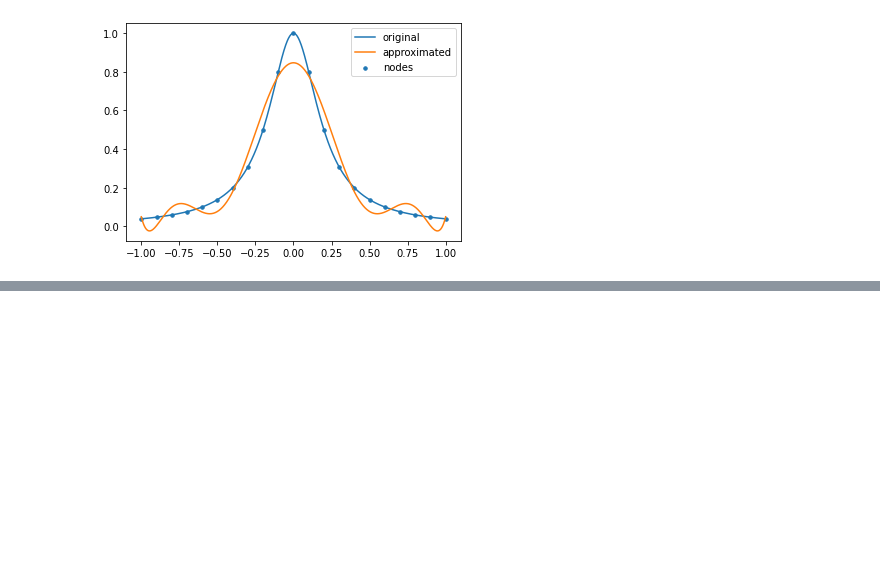
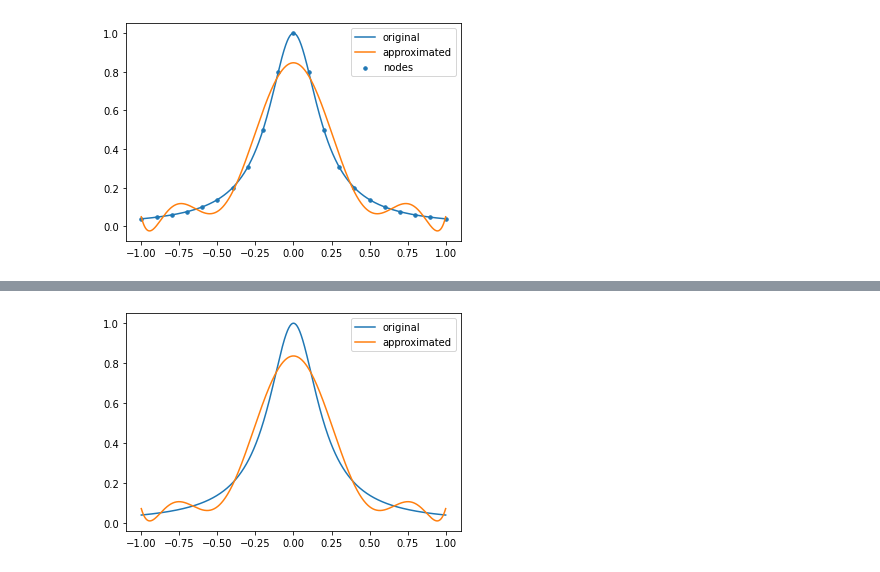
Before and after one commit to RysiekPrecikowski/MOwNiT, a Jupyter notebook: lab4.ipynb, the cells around one changed output, grey strips where cells are left out. Saved outputs shown, nothing was run; the diff lists cells and outputs as text; code cells hidden in the pictures; blank space fills up the shorter version.

```diff
--- a/lab4.ipynb
+++ b/lab4.ipynb
@@ -58,0 +123,50 @@ discrete_approx_normal(f, n = 21)
+# %%
+def continuous_approx_Chebyshev_polynomials(f, k = 10):
+    def ChebyshevPoly(n):
+        # return cos(n * acos(x))
+        if n == 0:
+            return poly(1, x)
+        if n == 1:
+            return poly(x)
+        return 2 * x * ChebyshevPoly(n-1) - ChebyshevPoly(n-2)
+
+    w = 1 / sqrt(1 - x ** 2)
+
+    def C(k):
+        # if k == 0:
+        #     return pi
+        # return pi / 2
+        # zamiast calkowac mozna tak :)
+
+        # return integrate(w * (ChebyshevPoly(k).as_expr()  ** 2), (x, -1, 1))
+        #tak samo co w a, bardzo wolne ¯\_(ツ)_/¯
+
+        to_integrate = w * (ChebyshevPoly(k).as_expr()  ** 2)
+        lambdified = lambdify(x, to_integrate)
+
+        return quad(lambdified, -1, 1)[0]
+
+    def a(k):
+        #integrate z sympy dziala bardzo wolno ¯\_(ツ)_/¯
+        to_integrate = w * ChebyshevPoly(k).as_expr() * f
+        lambdified = lambdify(x, to_integrate)
+
+        return 1/C(k) * quad(lambdified, -1, 1)[0]
+
+    res = 0
+    for i in range(k):
+        # print(C(i))
+        # print(a(i))
+        res += a(i) * ChebyshevPoly(i)
+
+
+
+    lambdified = lambdify(x, res.as_expr())
+
+    plot_approx(f, lambdified)
+
+    return res
+
+continuous_approx_Chebyshev_polynomials(f)
+# %% [output]
+[figure, added]
```
Also changed, not shown: parts of 6 cells of this notebook.
